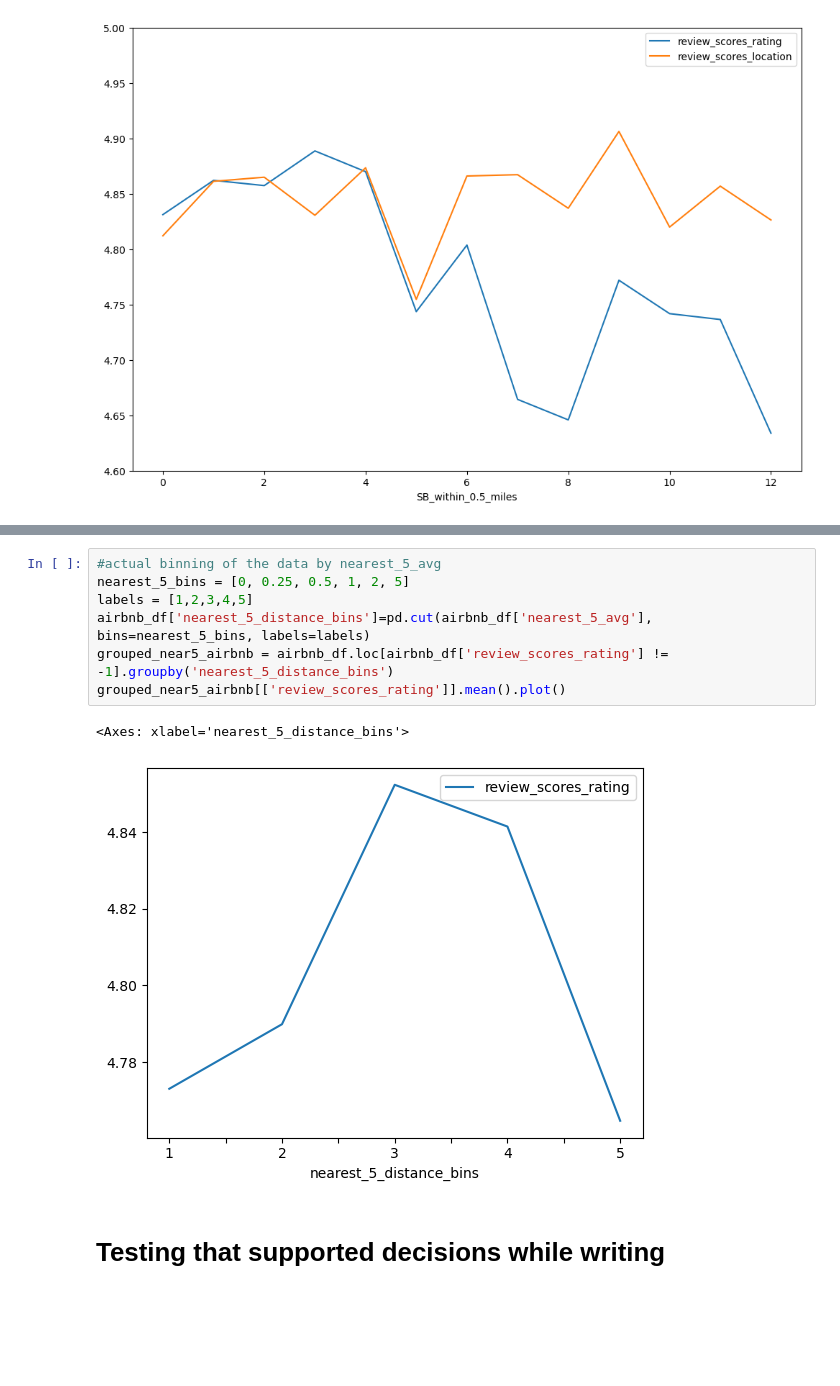
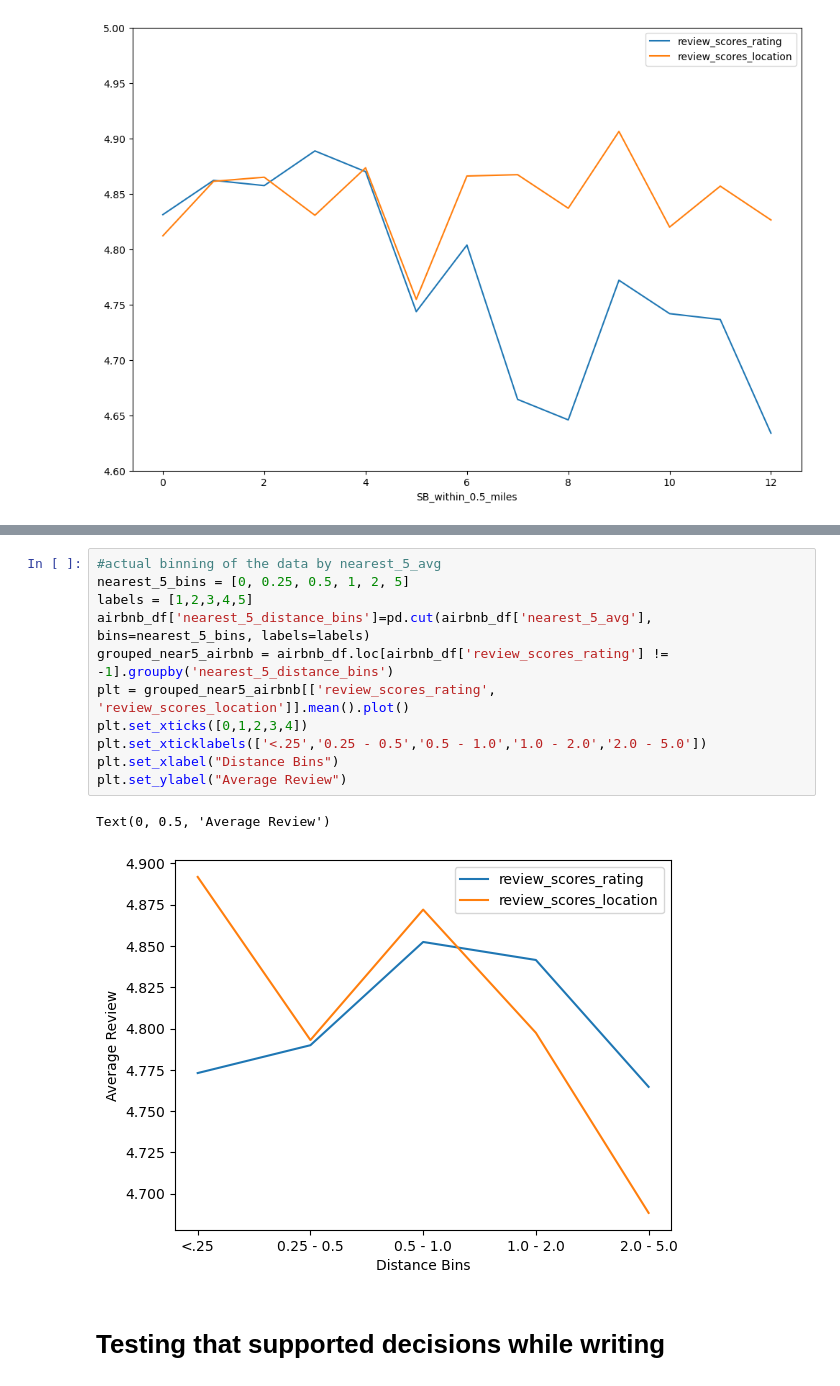
Before and after one commit to mdipinto1/m.c-squared, a Jupyter notebook: data_analysis_notebook_md.ipynb, the cells around one changed output, grey strips where cells are left out. Saved outputs shown, nothing was run; the diff lists cells and outputs as text; blank space fills up the shorter version.

Commit message:
improved nearest 5 plot

```diff
--- a/data_analysis_notebook_md.ipynb
+++ b/data_analysis_notebook_md.ipynb
@@ -192,13 +193,17 @@ airbnb_df.loc[(airbnb_df['review_scores_rating'] != -1) & (airbnb_df['number_of_
 # %%
 #actual binning of the data by nearest_5_avg
 nearest_5_bins = [0, 0.25, 0.5, 1, 2, 5]
 labels = [1,2,3,4,5]
 airbnb_df['nearest_5_distance_bins']=pd.cut(airbnb_df['nearest_5_avg'], bins=nearest_5_bins, labels=labels)
 grouped_near5_airbnb = airbnb_df.loc[airbnb_df['review_scores_rating'] != -1].groupby('nearest_5_distance_bins')
-grouped_near5_airbnb[['review_scores_rating']].mean().plot()
+plt = grouped_near5_airbnb[['review_scores_rating', 'review_scores_location']].mean().plot()
+plt.set_xticks([0,1,2,3,4])
+plt.set_xticklabels(['<.25','0.25 - 0.5','0.5 - 1.0','1.0 - 2.0','2.0 - 5.0'])
+plt.set_xlabel("Distance Bins")
+plt.set_ylabel("Average Review")
 # %% [output]
-<Axes: xlabel='nearest_5_distance_bins'>
+Text(0, 0.5, 'Average Review')
-[figure, old version]
+[figure, new version]
 # %% [markdown]
 # Testing that supported decisions while writing
 # %%
```
Also changed, not shown: parts of 1 cell of this notebook.
